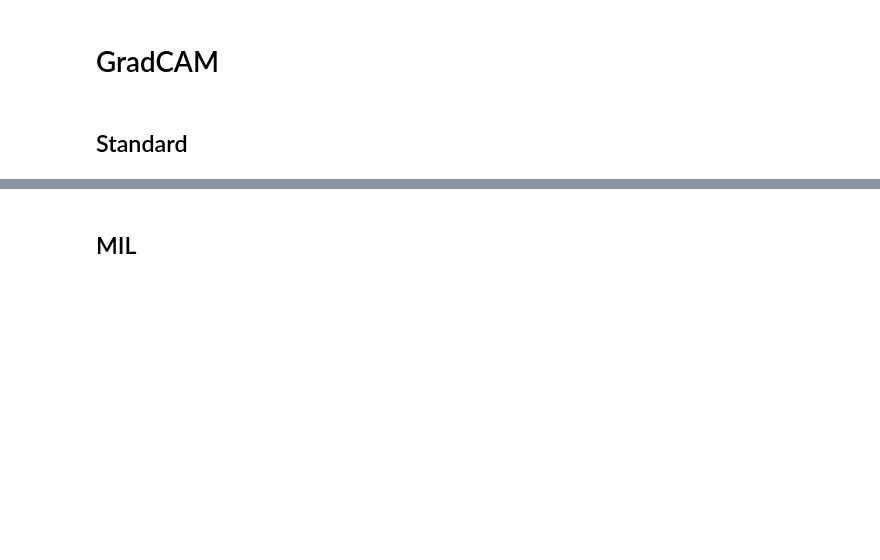
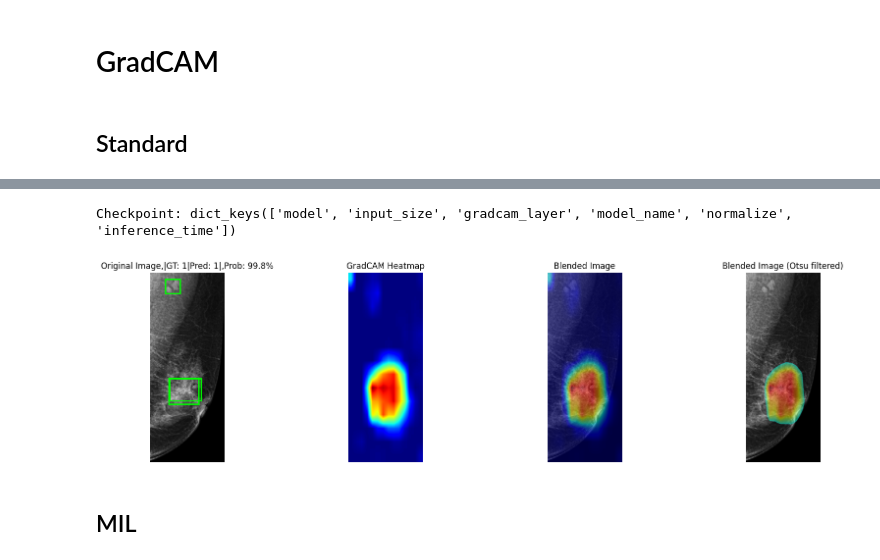
Before and after one commit to saigonmec/mammoSGM, a Jupyter notebook: mtoan65_gradcam.ipynb, the cells around one changed output, grey strips where cells are left out. Cells and saved outputs as stored; diff of their text form; code cells hidden in the pictures; blank space fills up the shorter version.

```diff
--- a/mtoan65_gradcam.ipynb
+++ b/mtoan65_gradcam.ipynb
@@ -126,17 +181,20 @@ test_df.iloc[21]
 # %%
 # Example usage
-dataset_folder = '/content/dataset/SGM1000bbx'
+dataset_folder = './Copyof_SGM1000bbx_results/SGM1000bbx_V2/SGM1000bbx'
 train_df, test_df = load_data_bbx3(dataset_folder)
-pretrained_model_path = '/content/weight/mammoSGM/SGM1000bbx/SGM1000bbx_448x448_based_resnet50_8188_full.pth'
+pretrained_model_path = '/home/mtoan65/AI/BioMedAI/Mammo_2025_Proj/mammoSGM/SGM1000bbx_448x448_based_resnet50_8188_full.pth'
 
 model_tuple = load_full_model(pretrained_model_path)
 
 image_path = os.path.join(dataset_folder, test_df.iloc[21]['link'])
 bbx_list = test_df.iloc[21]['bbx_list']
 gt = test_df.iloc[21]['cancer']
 
 model, input_tensor, img, target_layer, class_idx, pred_class, prob_class = pre_gradcam(model_tuple, image_path, target_layer=None, class_idx=None)
 gradcam_map = gradcam(model, input_tensor, target_layer, class_idx)
 #gradcam_map = gradcam_plus_plus(model, input_tensor, target_layer, class_idx)
 post_gradcam(gradcam_map, img, bbx_list=bbx_list, option=5, blend_alpha=0.5, pred=pred_class, prob=prob_class, gt_label=gt)
+# %% [output]
+Checkpoint: dict_keys(['model', 'input_size', 'gradcam_layer', 'model_name', 'normalize', 'inference_time'])
+[figure, added]
 # %%
```
Also changed, not shown: parts of 6 cells of this notebook, 3 other files.
